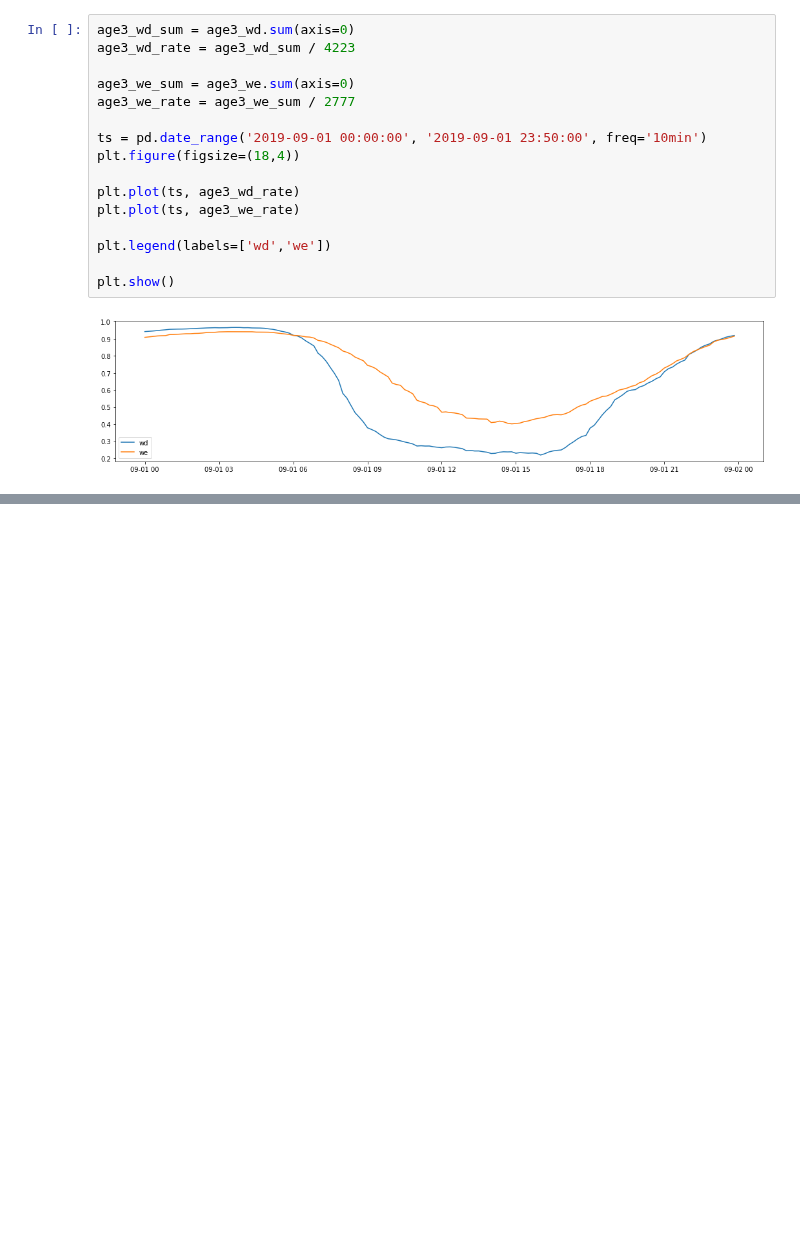
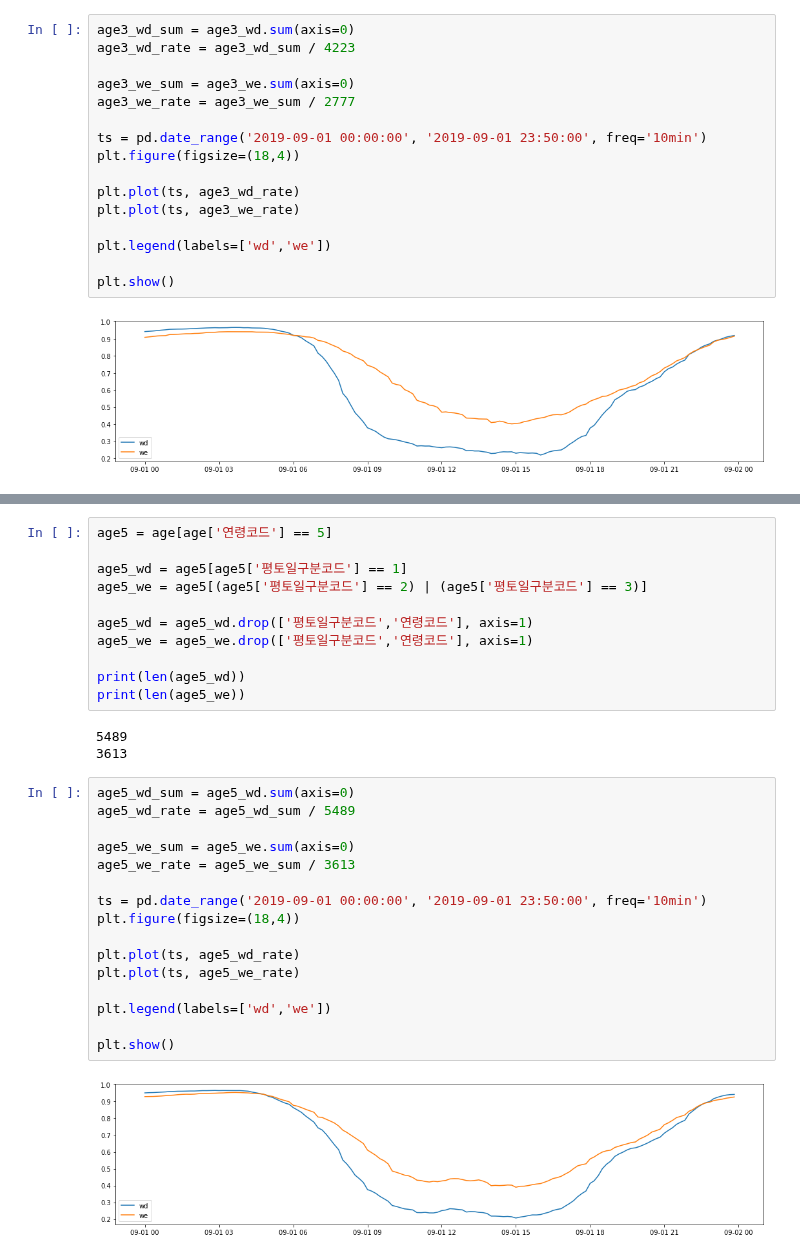
Before and after one commit to mini3713/mini3713, a Jupyter notebook: occupancy/clustering_by_age.ipynb, the cells around one changed output, grey strips where cells are left out. Cells and saved outputs as stored; diff of their text form; blank space fills up the shorter version.

```diff
--- a/occupancy/clustering_by_age.ipynb
+++ b/occupancy/clustering_by_age.ipynb
@@ -306,0 +339,32 @@ plt.show()
+# %%
+age5 = age[age['연령코드'] == 5]
+
+age5_wd = age5[age5['평토일구분코드'] == 1]
+age5_we = age5[(age5['평토일구분코드'] == 2) | (age5['평토일구분코드'] == 3)]
+
+age5_wd = age5_wd.drop(['평토일구분코드','연령코드'], axis=1)
+age5_we = age5_we.drop(['평토일구분코드','연령코드'], axis=1)
+
+print(len(age5_wd))
+print(len(age5_we))
+# %% [output]
+5489
+3613
+# %%
+age5_wd_sum = age5_wd.sum(axis=0)
+age5_wd_rate = age5_wd_sum / 5489
+
+age5_we_sum = age5_we.sum(axis=0)
+age5_we_rate = age5_we_sum / 3613
+
+ts = pd.date_range('2019-09-01 00:00:00', '2019-09-01 23:50:00', freq='10min')
+plt.figure(figsize=(18,4))
+
+plt.plot(ts, age5_wd_rate)
+plt.plot(ts, age5_we_rate)
+
+plt.legend(labels=['wd','we'])
+
+plt.show()
+# %% [output]
+[figure, added]
```
Also changed, not shown: parts of 4 cells of this notebook.
